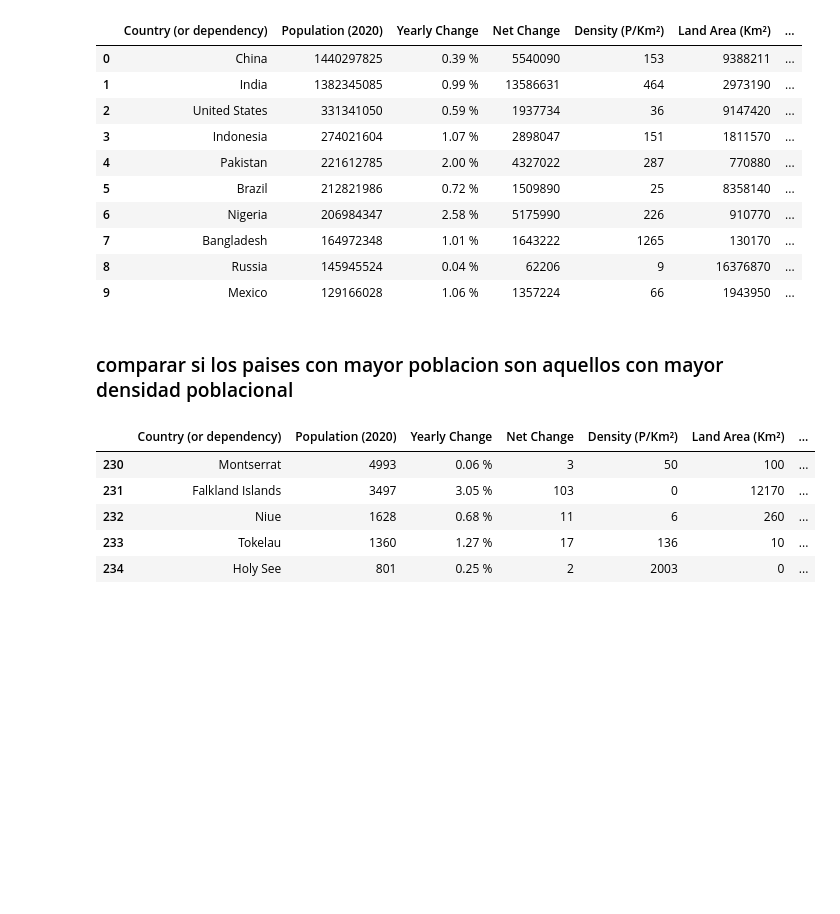
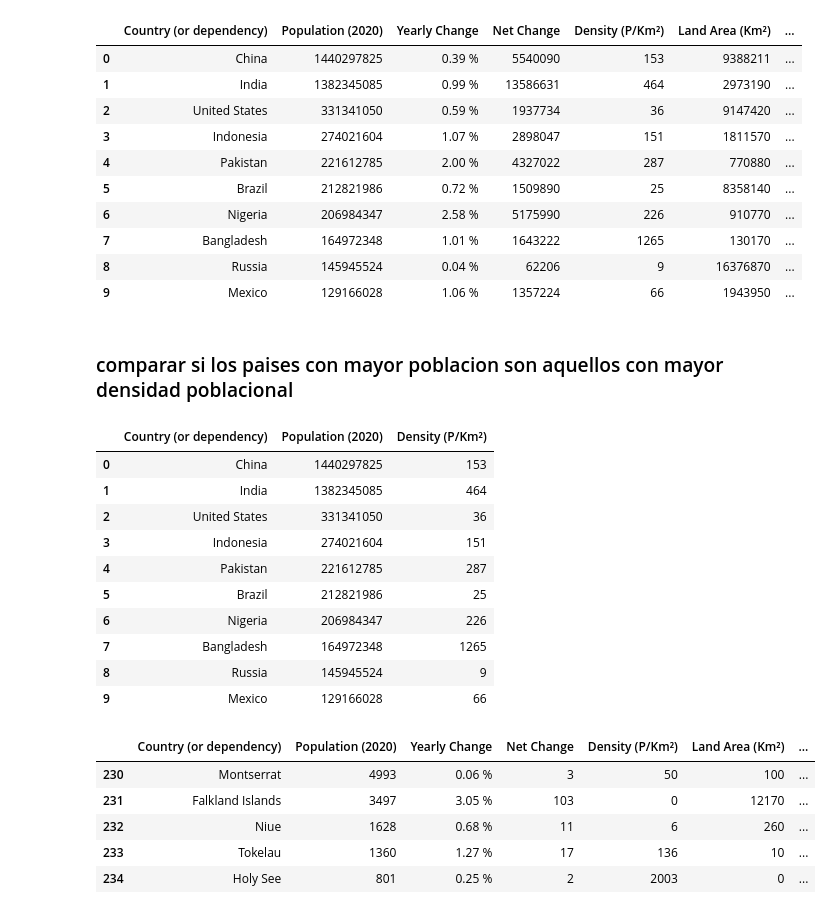
Before and after one commit to Fern1989/trabajo_final_curso_organidata, a Jupyter notebook: Trabajo_Final.ipynb, the cells around one changed output. Saved outputs shown, nothing was run; the diff lists cells and outputs as text; code cells hidden in the pictures; blank space fills up the shorter version.

```diff
--- a/Trabajo_Final.ipynb
+++ b/Trabajo_Final.ipynb
@@ -95,8 +96,24 @@ df.sort_values(['Population (2020)'], ascending=[False]).head(10)
 | 7 | Bangladesh | 164972348 | 1.01 % | 1643222 | 1265 | 130170 | ... |
 | 8 | Russia | 145945524 | 0.04 % | 62206 | 9 | 16376870 | ... |
 | 9 | Mexico | 129166028 | 1.06 % | 1357224 | 66 | 1943950 | ... |
-# %% [markdown]
-### comparar si los paises con mayor poblacion son aquellos con mayor densidad poblacional
+# %% [markdown]
+### comparar si los paises con mayor poblacion son aquellos con mayor densidad poblacional
+# %%
+rows = [0,1,2,3,4,5,6,7,8,9]
+columns = ['Country (or dependency)', 'Population (2020)','Density (P/Km²)',  ]
+df.loc[rows,columns]
+# %% [output]
+|  | Country (or dependency) | Population (2020) | Density (P/Km²) |
+| 0 | China | 1440297825 | 153 |
+| 1 | India | 1382345085 | 464 |
+| 2 | United States | 331341050 | 36 |
+| 3 | Indonesia | 274021604 | 151 |
+| 4 | Pakistan | 221612785 | 287 |
+| 5 | Brazil | 212821986 | 25 |
+| 6 | Nigeria | 206984347 | 226 |
+| 7 | Bangladesh | 164972348 | 1265 |
+| 8 | Russia | 145945524 | 9 |
+| 9 | Mexico | 129166028 | 66 |
 # %%
 df.sort_values(['Population (2020)'], ascending=[False]).tail()
 # %% [output]
```
Also changed, not shown: parts of 18 cells of this notebook, 1 other file.
